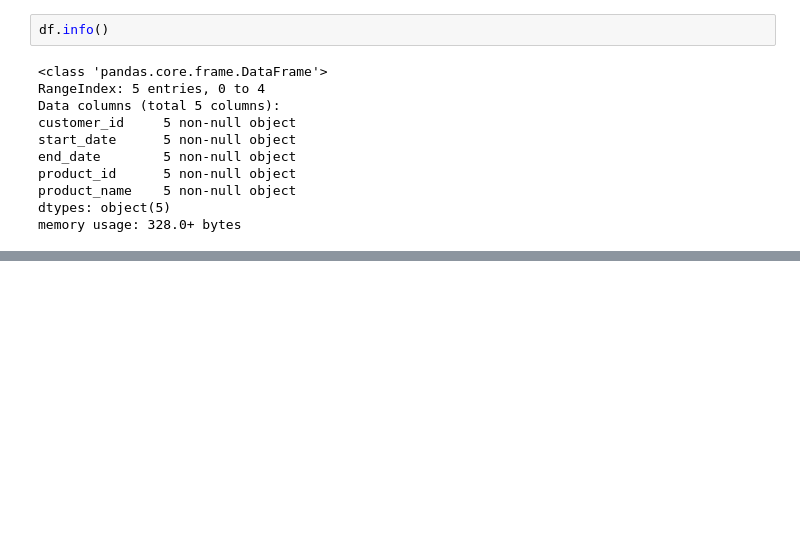
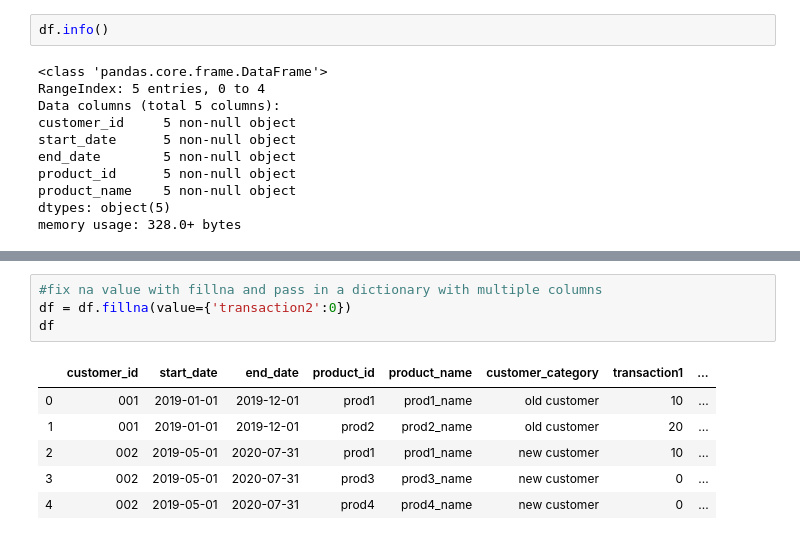
Before and after one commit to quyentn/Quyen_learning_repository, a Jupyter notebook: Pandas_Dataframe.ipynb, the cells around one changed output, grey strips where cells are left out. Saved outputs shown, nothing was run; the diff lists cells and outputs as text; blank space fills up the shorter version.

```diff
--- a/Pandas_Dataframe.ipynb
+++ b/Pandas_Dataframe.ipynb
@@ -32,0 +177,11 @@ memory usage: 328.0+ bytes
+# %%
+#fix na value with fillna and pass in a dictionary with multiple columns
+df = df.fillna(value={'transaction2':0})
+df
+# %% [output]
+|  | customer_id | start_date | end_date | product_id | product_name | customer_category | transaction1 | ... |
+| 0 | 001 | 2019-01-01 | 2019-12-01 | prod1 | prod1_name | old customer | 10 | ... |
+| 1 | 001 | 2019-01-01 | 2019-12-01 | prod2 | prod2_name | old customer | 20 | ... |
+| 2 | 002 | 2019-05-01 | 2020-07-31 | prod1 | prod1_name | new customer | 10 | ... |
+| 3 | 002 | 2019-05-01 | 2020-07-31 | prod3 | prod3_name | new customer | 0 | ... |
+| 4 | 002 | 2019-05-01 | 2020-07-31 | prod4 | prod4_name | new customer | 0 | ... |
```
Also changed, not shown: parts of 33 cells of this notebook, 1 other file.
